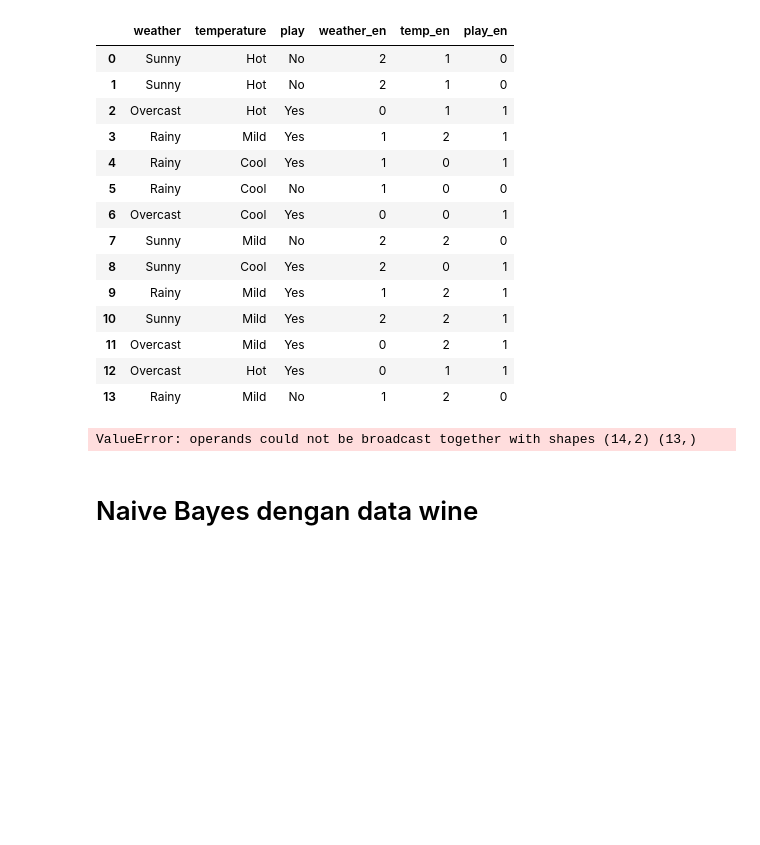
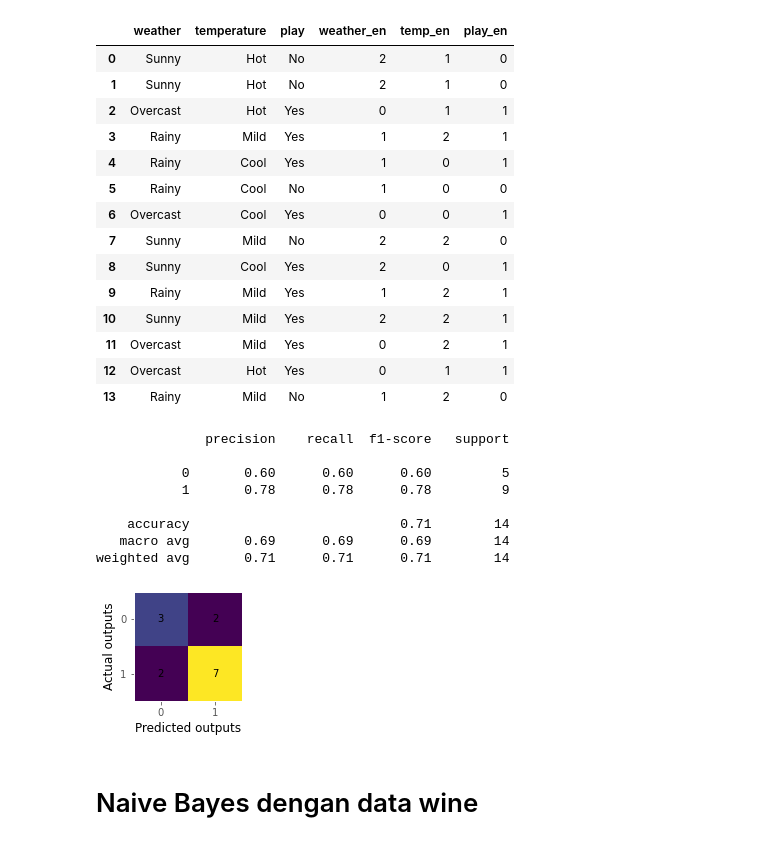
Before and after one commit to stefkwan-h8/pytn071, a Jupyter notebook: sesi13.ipynb, the cells around one changed output. Cells and saved outputs as stored; diff of their text form; code cells hidden in the pictures; blank space fills up the shorter version.

```diff
--- a/sesi13.ipynb
+++ b/sesi13.ipynb
@@ -110,27 +126,35 @@ model = GaussianNB().fit(features, target)
 # %%
 # evaluasi
 y_pred = model.predict(features)
 print(classification_report(target, y_pred))
 
 # function untuk membuat confusion matrix jadi lebih menarik secara visual
 def visualizeCM(cm):
     nolabels = len(cm)
     fig, ax = plt.subplots(figsize=(nolabels, nolabels))
     ax.imshow(cm)
     ax.grid(False)
     ax.set_xlabel('Predicted outputs', color='black')
     ax.set_ylabel('Actual outputs', color='black')
     ax.xaxis.set(ticks=range(nolabels))
     ax.yaxis.set(ticks=range(nolabels))
     ax.set_ylim(nolabels-0.5, -0.5)
     for i in range(nolabels):
         for j in range(nolabels):
-            ax.text(j, i, cm[i, j], ha='center', va='center', color='white')
+            ax.text(j, i, cm[i, j], ha='center', va='center', color='black')
     plt.show()
 
 visualizeCM(confusion_matrix(target, y_pred))
 # %% [output]
-ValueError: operands could not be broadcast together with shapes (14,2) (13,)
+              precision    recall  f1-score   support
+
+           0       0.60      0.60      0.60         5
+           1       0.78      0.78      0.78         9
+
+    accuracy                           0.71        14
+   macro avg       0.69      0.69      0.69        14
+weighted avg       0.71      0.71      0.71        14
+[figure, added]
 # %% [markdown]
 # Naive Bayes dengan data wine
 # %%
```
Also changed, not shown: parts of 58 cells of this notebook.
